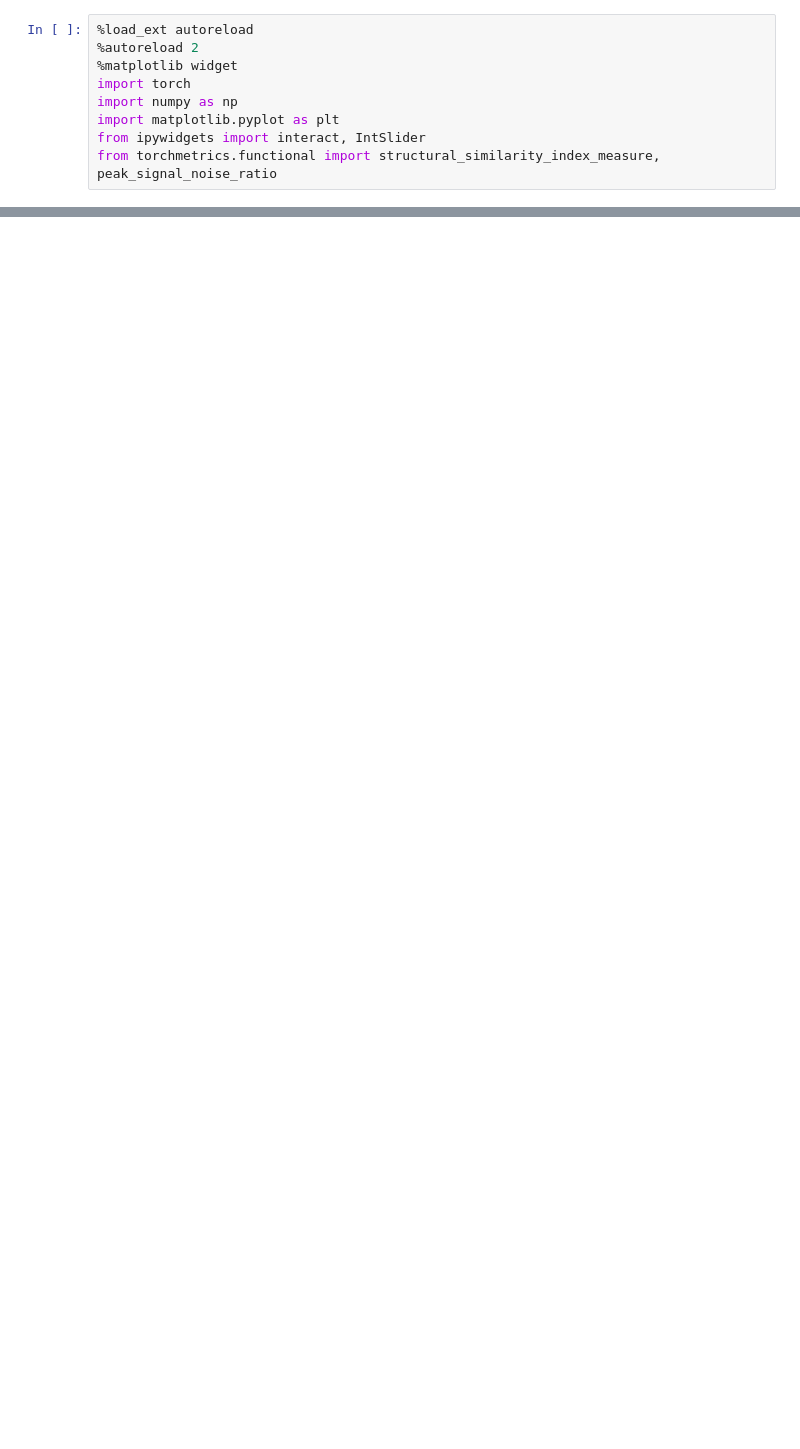
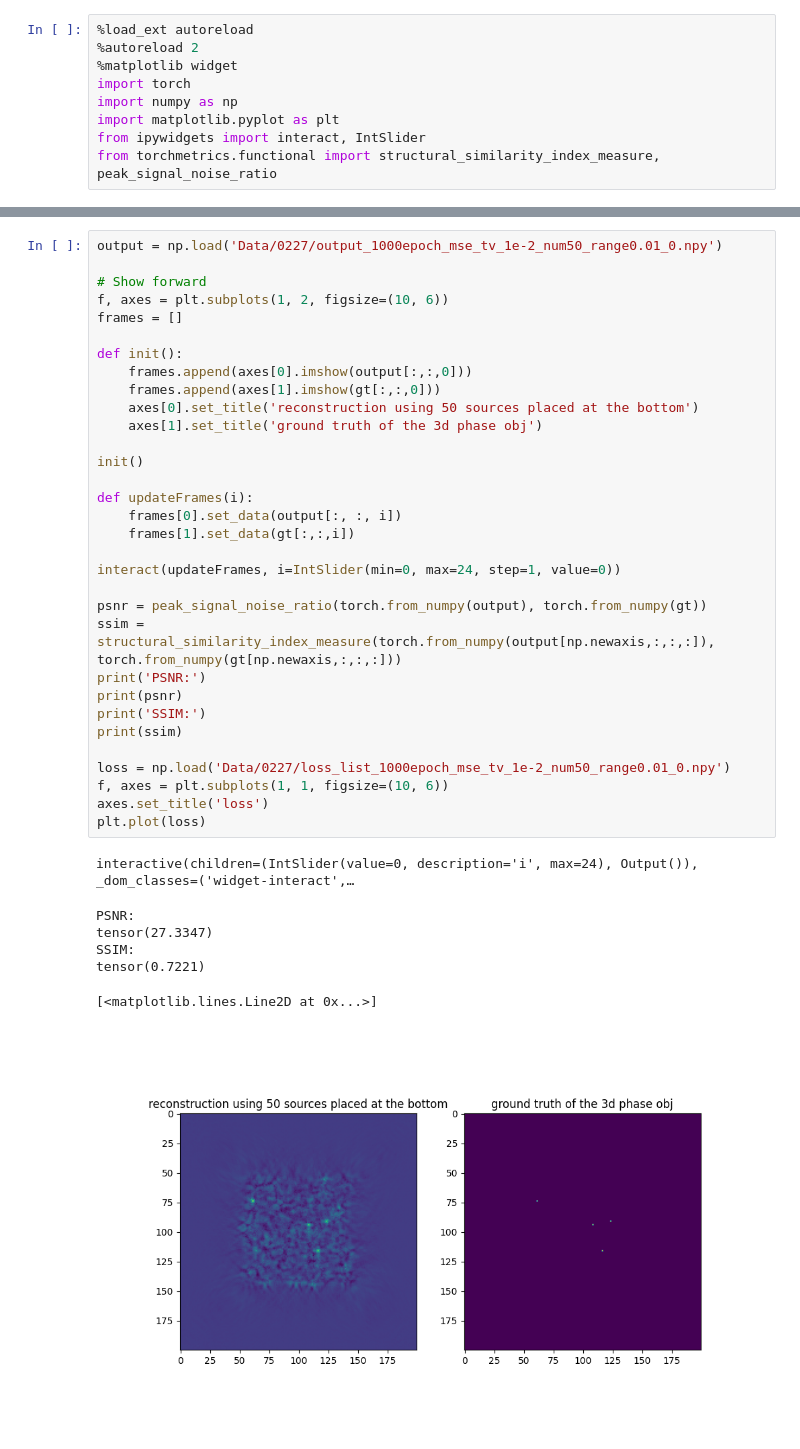
Before and after one commit to mingxuancai/FluoPhaseRecon, a Jupyter notebook: data_show.ipynb, the cells around one changed output, grey strips where cells are left out. Saved outputs shown, nothing was run; the diff lists cells and outputs as text; blank space fills up the shorter version.

```diff
--- a/data_show.ipynb
+++ b/data_show.ipynb
@@ -41,0 +56,40 @@ interactive(children=(IntSlider(value=0, description='i', max=24), Output()), _d
+# %%
+output = np.load('Data/0227/output_1000epoch_mse_tv_1e-2_num50_range0.01_0.npy')
+
+# Show forward
+f, axes = plt.subplots(1, 2, figsize=(10, 6))
+frames = []
+
+def init():
+    frames.append(axes[0].imshow(output[:,:,0]))
+    frames.append(axes[1].imshow(gt[:,:,0]))
+    axes[0].set_title('reconstruction using 50 sources placed at the bottom')
+    axes[1].set_title('ground truth of the 3d phase obj')
+
+init()
+
+def updateFrames(i):
+    frames[0].set_data(output[:, :, i])
+    frames[1].set_data(gt[:,:,i])
+
+interact(updateFrames, i=IntSlider(min=0, max=24, step=1, value=0))
+
+psnr = peak_signal_noise_ratio(torch.from_numpy(output), torch.from_numpy(gt))
+ssim = structural_similarity_index_measure(torch.from_numpy(output[np.newaxis,:,:,:]), torch.from_numpy(gt[np.newaxis,:,:,:]))
+print('PSNR:')
+print(psnr)
+print('SSIM:')
+print(ssim)
+
+loss = np.load('Data/0227/loss_list_1000epoch_mse_tv_1e-2_num50_range0.01_0.npy')
+f, axes = plt.subplots(1, 1, figsize=(10, 6))
+axes.set_title('loss')
+plt.plot(loss)
+# %% [output]
+interactive(children=(IntSlider(value=0, description='i', max=24), Output()), _dom_classes=('widget-interact',…
+PSNR:
+tensor(27.3347)
+SSIM:
+tensor(0.7221)
+[<matplotlib.lines.Line2D at 0x...>]
+[figure, added]
```
Also changed, not shown: parts of 5 cells of this notebook, 3 other files.
